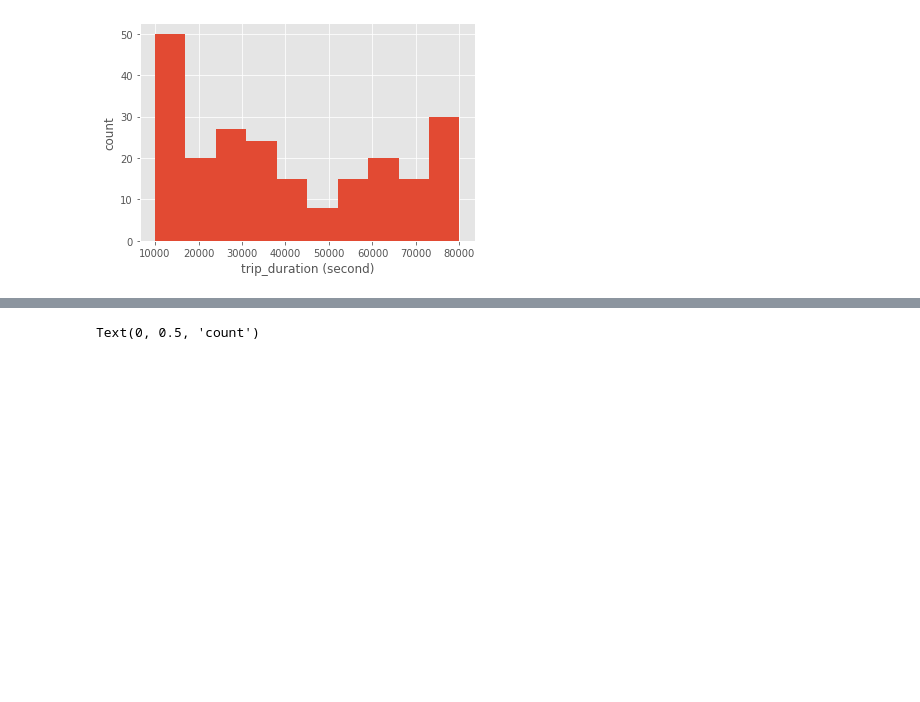
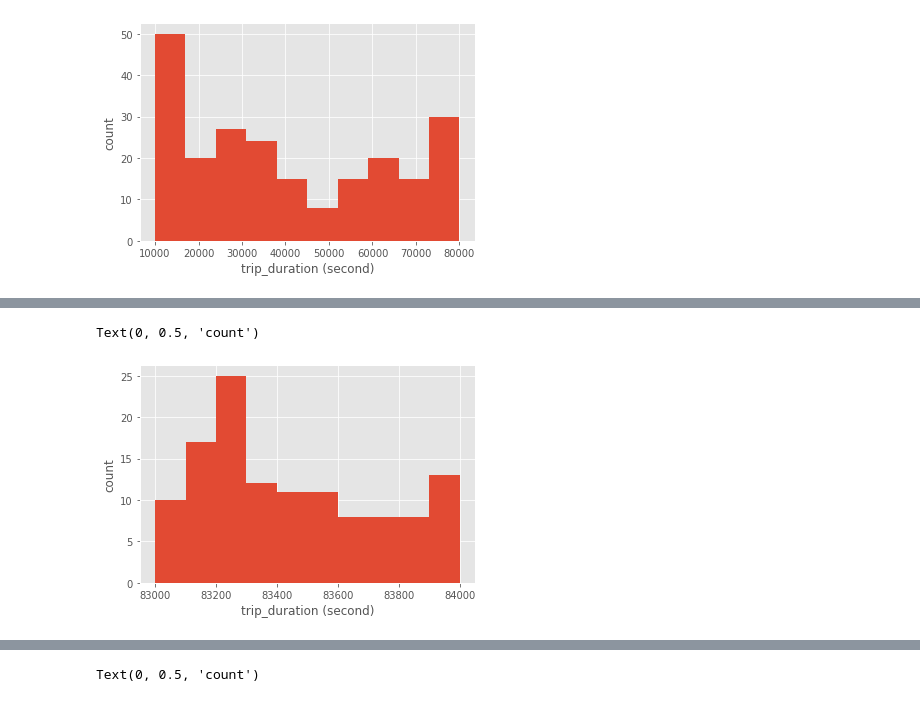
Before and after one commit to trunghq0205/Python4DS, a Jupyter notebook: final_project_report.ipynb, the cells around one changed output, grey strips where cells are left out. Saved outputs shown, nothing was run; the diff lists cells and outputs as text; code cells hidden in the pictures; blank space fills up the shorter version.

```diff
--- a/final_project_report.ipynb
+++ b/final_project_report.ipynb
@@ -320,0 +327,7 @@ Text(0, 0.5, 'count')
+# %%
+plt.hist(taxi_df['trip_duration'], range=(83000, 84000))
+plt.xlabel('trip_duration (second)')
+plt.ylabel('count')
+# %% [output]
+Text(0, 0.5, 'count')
+[figure, added]
```
Also changed, not shown: parts of 16 cells of this notebook.
